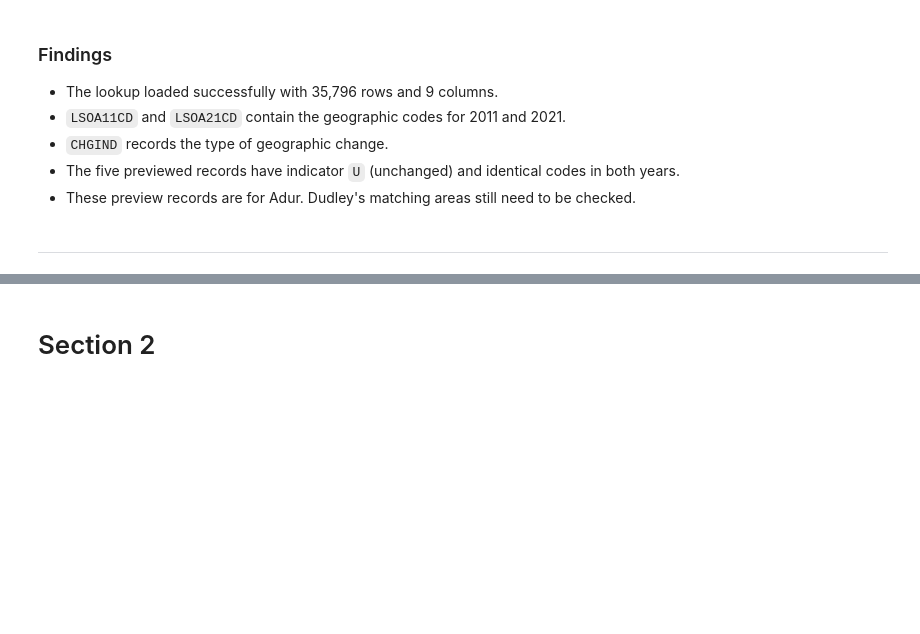
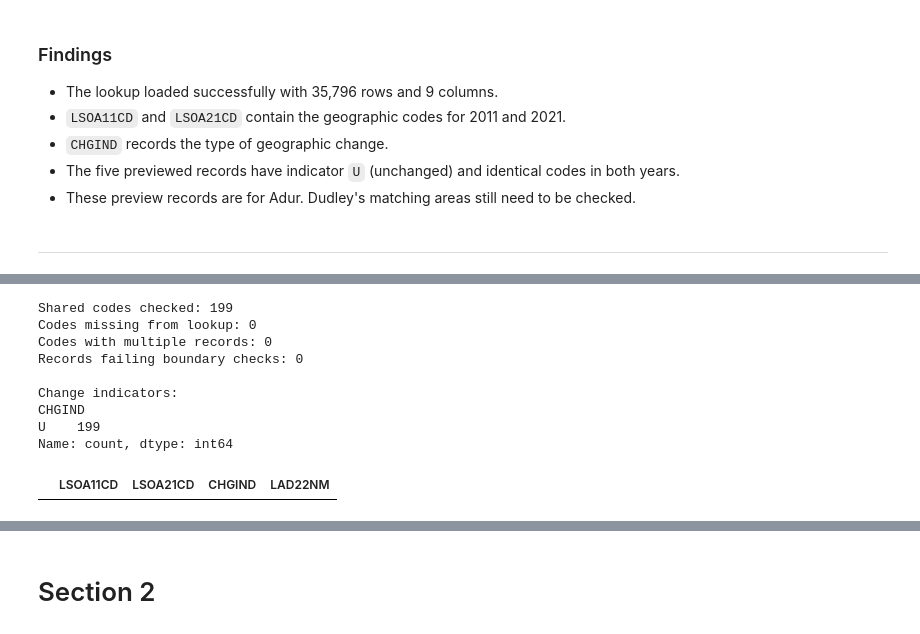
Before and after one commit to LieneRubule/dudley-employment-barriers, a Jupyter notebook: jupyter_notebooks/06_merge_and_prepare.ipynb, the cells around one changed output, grey strips where cells are left out. Drawn from its saved outputs; the diff is of its cells as text; code cells hidden in the pictures; blank space fills up the shorter version.

Commit message:
Confirm unchanged boundaries for 199 shared areas

```diff
--- a/jupyter_notebooks/06_merge_and_prepare.ipynb
+++ b/jupyter_notebooks/06_merge_and_prepare.ipynb
@@ -303,0 +312,54 @@ ObjectId
+# %%
+# Developed with ChatGPT assistance to verify area boundaries.
+
+# Select lookup records for the shared 2011 codes.
+# Reference:
+# https://pandas.pydata.org/docs/reference/api/pandas.Series.isin.html
+shared_lookup = lookup_df.loc[
+    lookup_df["LSOA11CD"].isin(shared_codes)
+].copy()
+
+# Check that every shared code has exactly one lookup record.
+# References:
+# https://pandas.pydata.org/docs/reference/api/pandas.Series.value_counts.html
+# https://pandas.pydata.org/docs/reference/api/pandas.Series.reindex.html
+lookup_counts = shared_lookup["LSOA11CD"].value_counts()
+lookup_counts = lookup_counts.reindex(
+    sorted(shared_codes),
+    fill_value=0
+)
+
+print("Shared codes checked:", len(shared_codes))
+print("Codes missing from lookup:", (lookup_counts == 0).sum())
+print("Codes with multiple records:", (lookup_counts > 1).sum())
+
+# Flag changed areas or different codes between the two years.
+# Reference:
+# https://pandas.pydata.org/docs/reference/api/pandas.Series.eq.html
+same_code = shared_lookup["LSOA11CD"].eq(
+    shared_lookup["LSOA21CD"]
+)
+unchanged = shared_lookup["CHGIND"].eq("U")
+exceptions = shared_lookup.loc[~(same_code & unchanged)]
+
+print("Records failing boundary checks:", len(exceptions))
+print("\nChange indicators:")
+print(shared_lookup["CHGIND"].value_counts(dropna=False))
+
+# Preview any exceptions, showing only the relevant fields.
+display(
+    exceptions[
+        ["LSOA11CD", "LSOA21CD", "CHGIND", "LAD22NM"]
+    ].head()
+)
+# %% [output]
+Shared codes checked: 199
+Codes missing from lookup: 0
+Codes with multiple records: 0
+Records failing boundary checks: 0
+
+Change indicators:
+CHGIND
+U    199
+Name: count, dtype: int64
+|  | LSOA11CD | LSOA21CD | CHGIND | LAD22NM |
```
Also changed, not shown: parts of 3 cells of this notebook.
